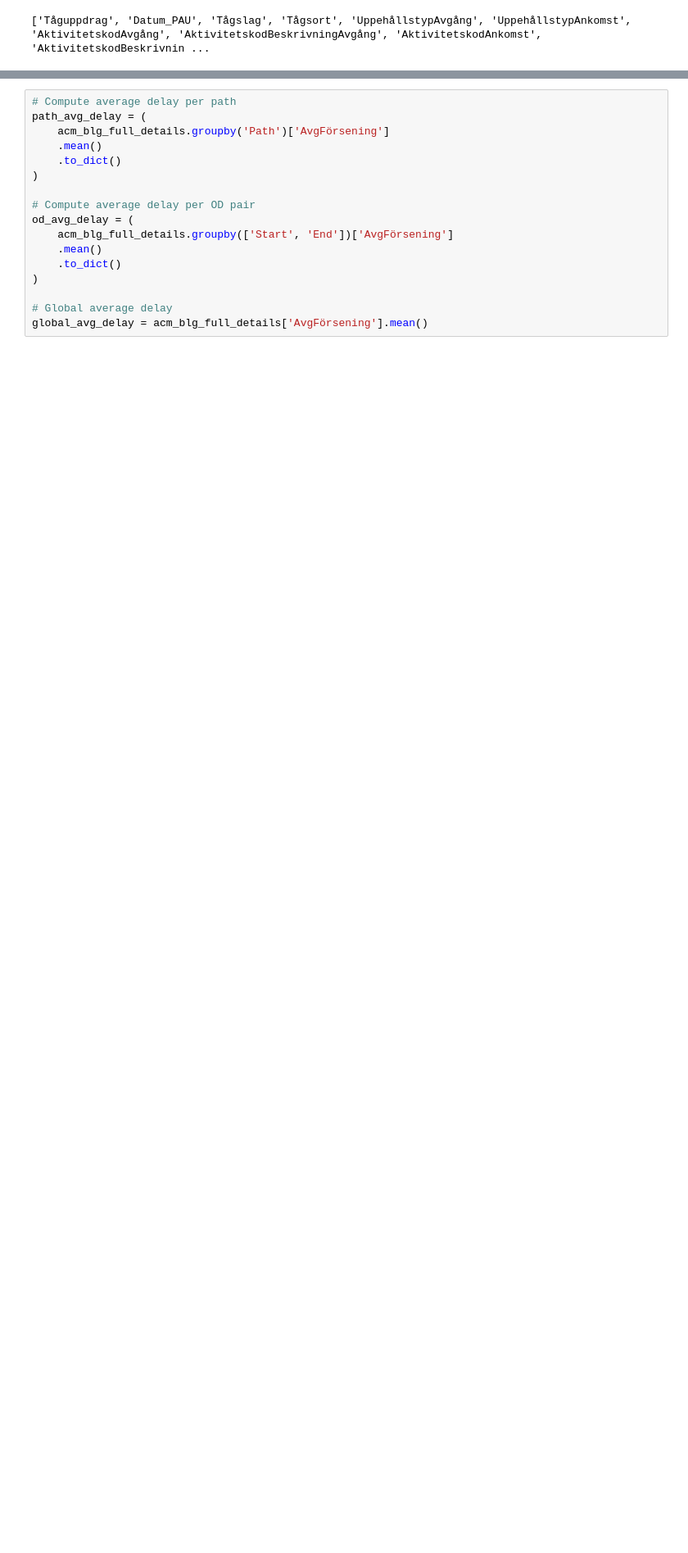
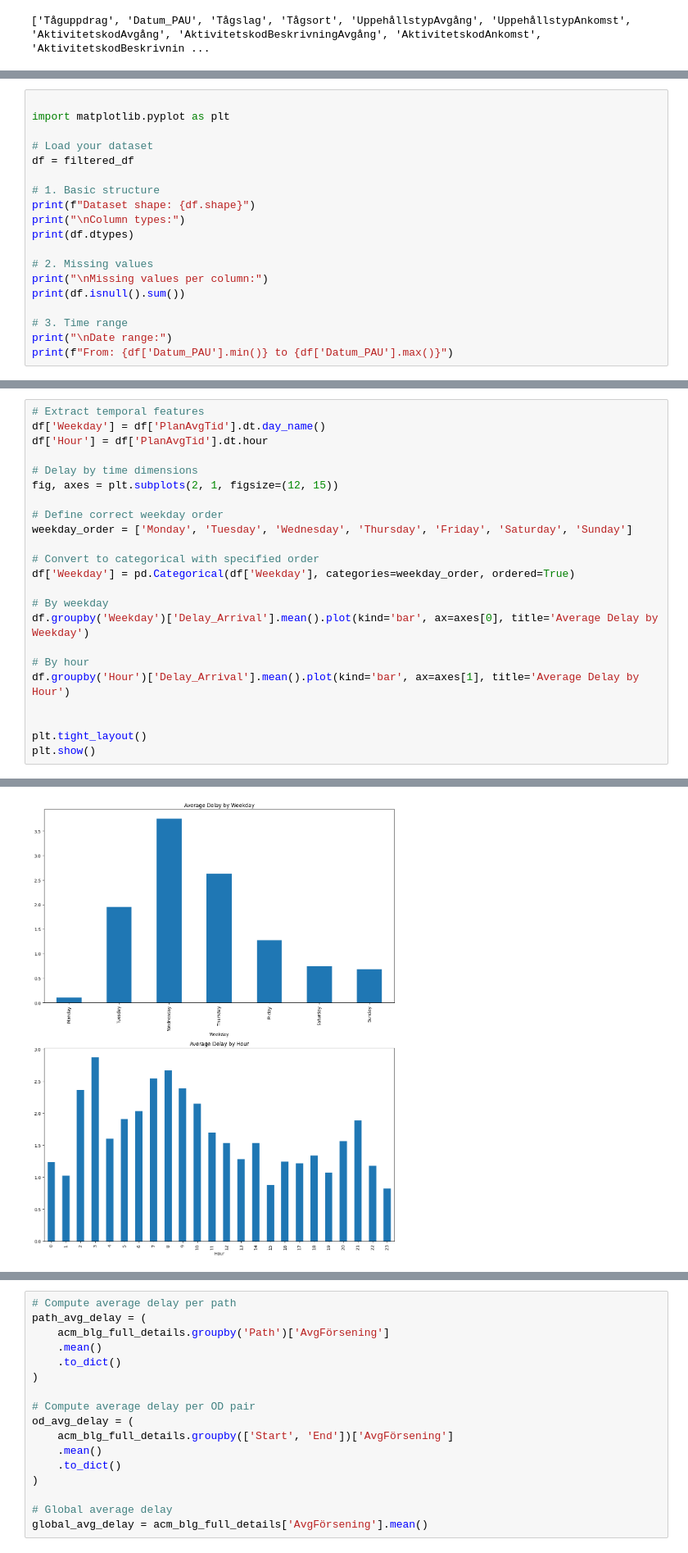
Before and after one commit to eranganana/Railway_Network_RSP, a Jupyter notebook: UniquePath.ipynb, the cells around one changed output, grey strips where cells are left out. Shown at 82% size. Drawn from its saved outputs; the diff is of its cells as text; blank space fills up the shorter version.

```diff
--- a/UniquePath.ipynb
+++ b/UniquePath.ipynb
@@ -38,0 +37,19 @@ print(journey_counts)
+# %%
+
+import matplotlib.pyplot as plt
+
+# Load your dataset
+df = filtered_df
+
+# 1. Basic structure
+print(f"Dataset shape: {df.shape}")
+print("\nColumn types:")
+print(df.dtypes)
+
+# 2. Missing values
+print("\nMissing values per column:")
+print(df.isnull().sum())
+
+# 3. Time range
+print("\nDate range:")
+print(f"From: {df['Datum_PAU'].min()} to {df['Datum_PAU'].max()}")
@@ -38,0 +116,24 @@ print(journey_counts)
+# %%
+# Extract temporal features
+df['Weekday'] = df['PlanAvgTid'].dt.day_name()
+df['Hour'] = df['PlanAvgTid'].dt.hour
+
+# Delay by time dimensions
+fig, axes = plt.subplots(2, 1, figsize=(12, 15))
+
+# Define correct weekday order
+weekday_order = ['Monday', 'Tuesday', 'Wednesday', 'Thursday', 'Friday', 'Saturday', 'Sunday']
+
+# Convert to categorical with specified order
+df['Weekday'] = pd.Categorical(df['Weekday'], categories=weekday_order, ordered=True)
+
+# By weekday
+df.groupby('Weekday')['Delay_Arrival'].mean().plot(kind='bar', ax=axes[0], title='Average Delay by Weekday')
+
+# By hour
+df.groupby('Hour')['Delay_Arrival'].mean().plot(kind='bar', ax=axes[1], title='Average Delay by Hour')
+
+
+plt.tight_layout()
+plt.show()
+# %% [output]
@@ -38,0 +155 @@ print(journey_counts)
+[figure, added]
```
Also changed, not shown: parts of 14 cells of this notebook, 10 other files.
